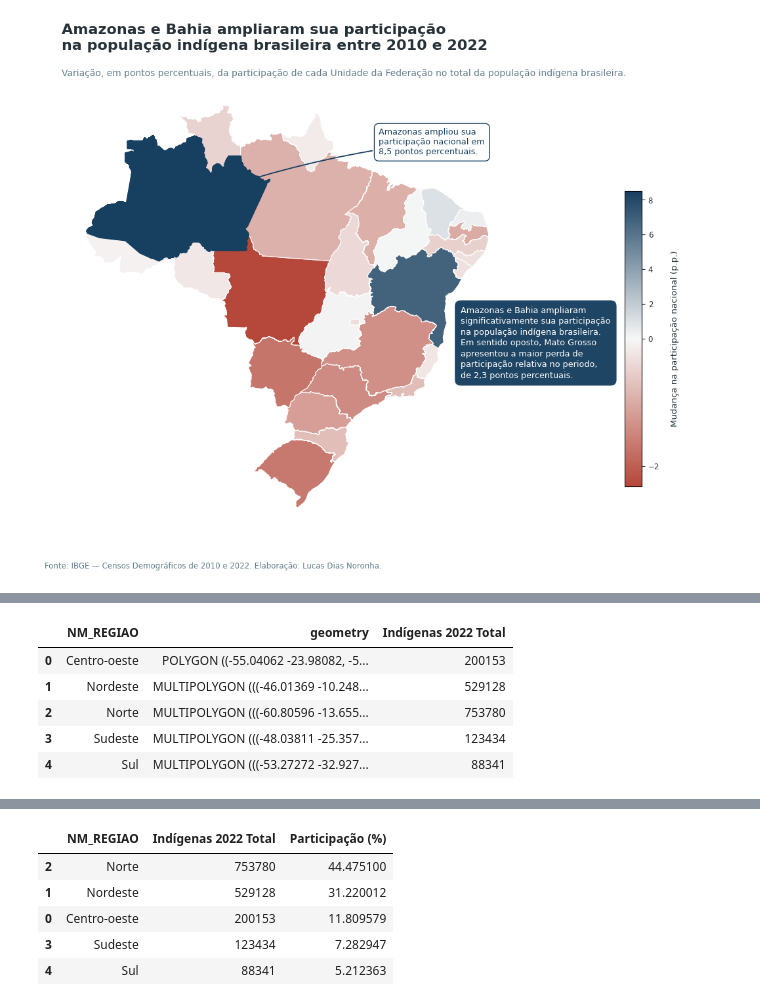
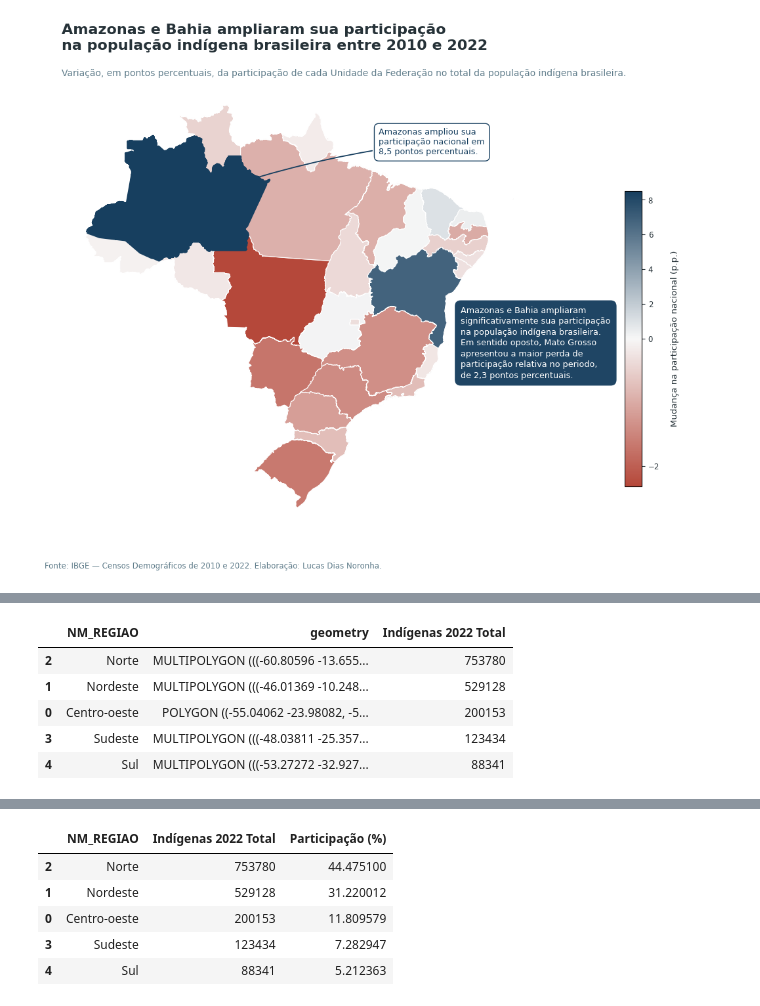
Before and after one commit to LUCASDNORONHA/exploracao-dados-indigenas-2010-2022, a Jupyter notebook: notebooks/02_spatial_analysis/02-02_spatial_analysis.ipynb, the cells around one changed output, grey strips where cells are left out. Drawn from its saved outputs; the diff is of its cells as text; code cells hidden in the pictures.

```diff
--- a/notebooks/02_spatial_analysis/02-02_spatial_analysis.ipynb
+++ b/notebooks/02_spatial_analysis/02-02_spatial_analysis.ipynb
@@ -238,21 +262,21 @@ Assim, o mapa evidencia uma reorganização da distribuição da população ind
 # %%
 # Cria um GeoDataFrame com a população indígena total por região em 2022
 regioes = (
     gdf_estados
     .dissolve(
         by="NM_REGIAO",
         aggfunc={
             "Indígenas 2022 Total": "sum",
         },
     )
     .reset_index()
 )
 
-regioes
+regioes.sort_values(ascending=False, by="Indígenas 2022 Total")
 # %% [output]
 |  | NM_REGIAO | geometry | Indígenas 2022 Total |
+| 2 | Norte | MULTIPOLYGON (((-60.80596 -13.655... | 753780 |
+| 1 | Nordeste | MULTIPOLYGON (((-46.01369 -10.248... | 529128 |
 | 0 | Centro-oeste | POLYGON ((-55.04062 -23.98082, -5... | 200153 |
-| 1 | Nordeste | MULTIPOLYGON (((-46.01369 -10.248... | 529128 |
-| 2 | Norte | MULTIPOLYGON (((-60.80596 -13.655... | 753780 |
 | 3 | Sudeste | MULTIPOLYGON (((-48.03811 -25.357... | 123434 |
 | 4 | Sul | MULTIPOLYGON (((-53.27272 -32.927... | 88341 |
```
Also changed, not shown: parts of 16 cells of this notebook, 3 other files.
